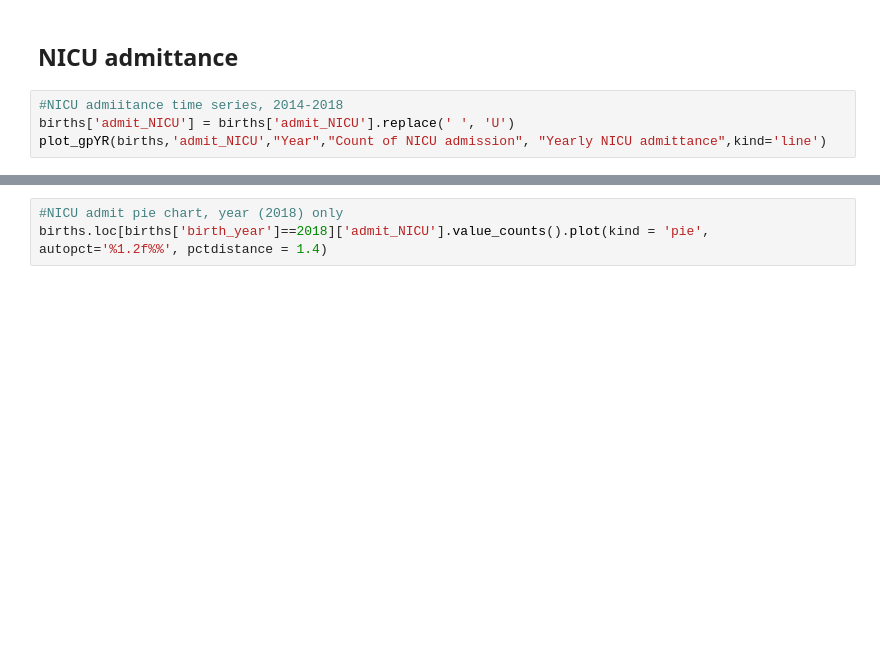
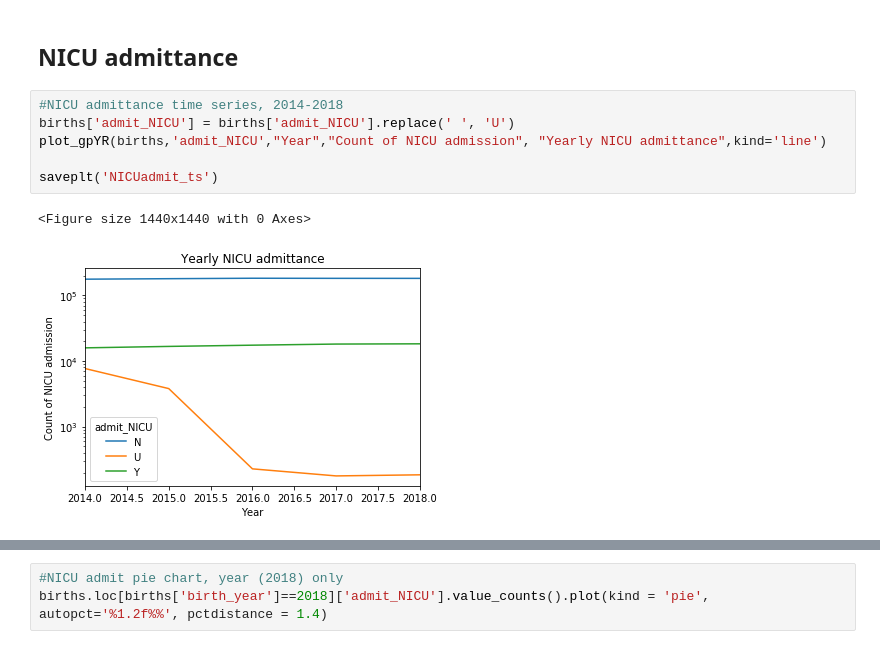
Before and after one commit to mkwasnica/CDC_capstone, a Jupyter notebook: notebooks/MK_Visualization.ipynb, the cells around one changed output, grey strips where cells are left out. Drawn from its saved outputs; the diff is of its cells as text; blank space fills up the shorter version.

Commit message:
Adding visualization funcitons and save plots

```diff
--- a/notebooks/MK_Visualization.ipynb
+++ b/notebooks/MK_Visualization.ipynb
@@ -81,7 +97,12 @@ def val_check(data_frame, column_name = str):
 # %% [markdown]
 ## NICU admittance
 # %%
-#NICU admiitance time series, 2014-2018
+#NICU admittance time series, 2014-2018
 births['admit_NICU'] = births['admit_NICU'].replace(' ', 'U')
 plot_gpYR(births,'admit_NICU',"Year","Count of NICU admission", "Yearly NICU admittance",kind='line')
+
+saveplt('NICUadmit_ts')
+# %% [output]
+<Figure size 1440x1440 with 0 Axes>
+[figure, added]
 # %%
```
Also changed, not shown: parts of 11 cells of this notebook, 4 other files.
